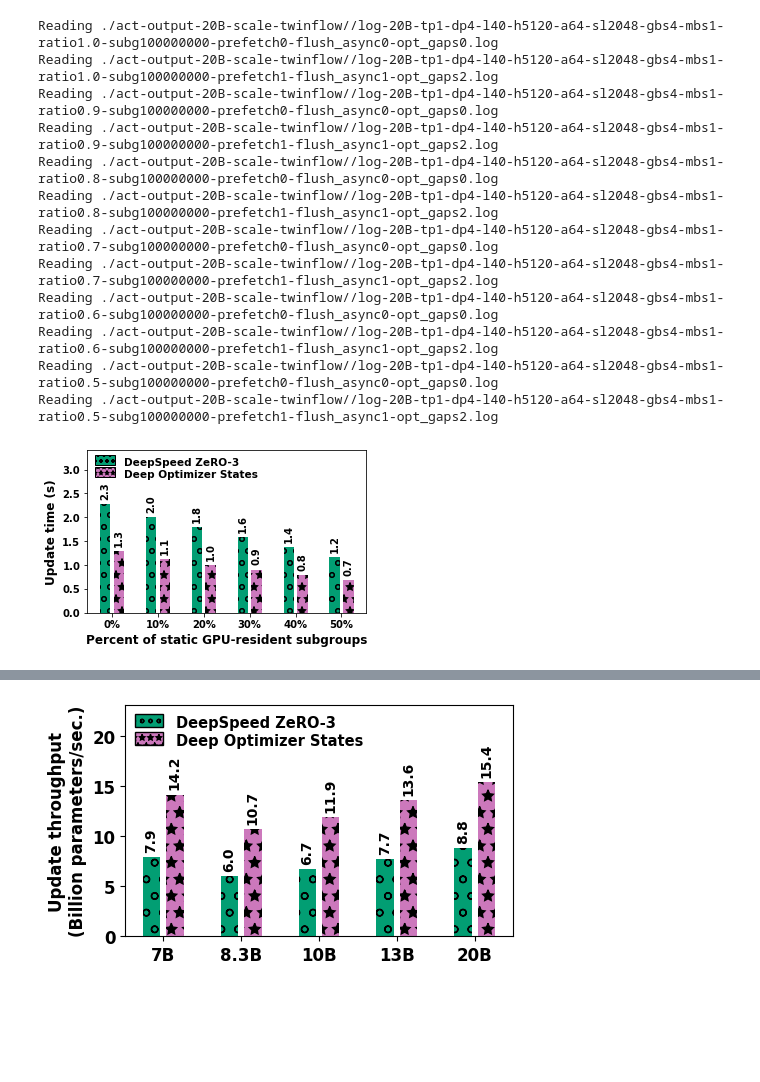
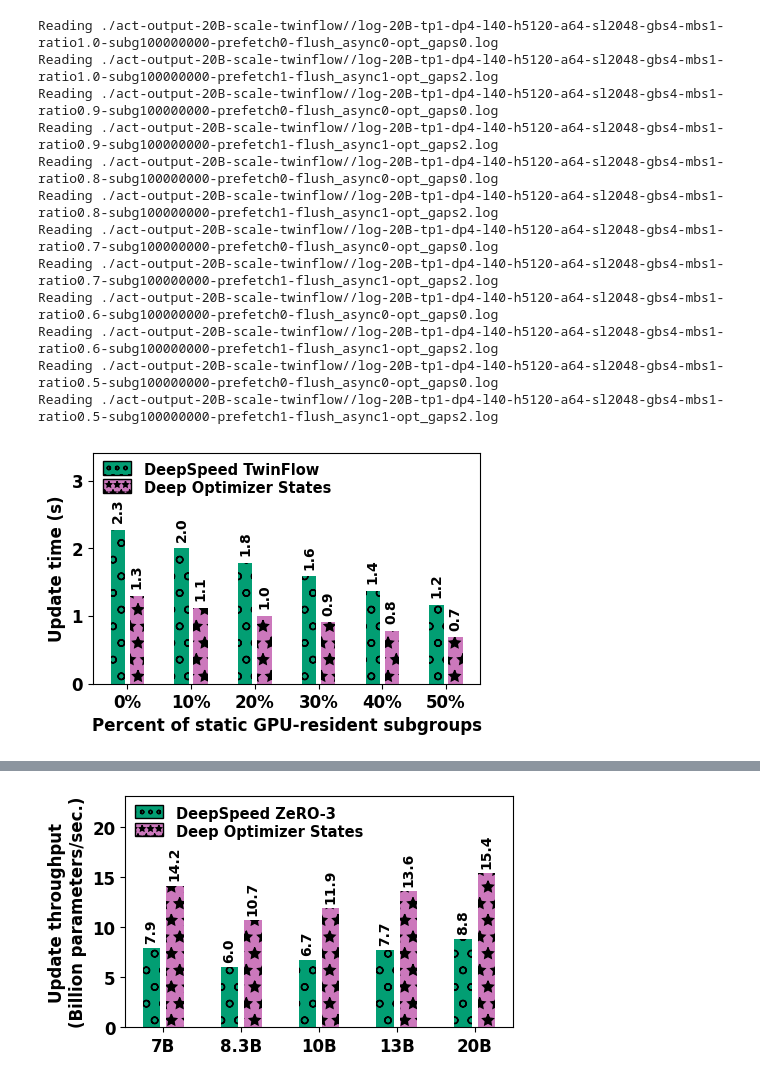
Before and after one commit to mauryaavinash95/deep-optimizer-states-results, a Jupyter notebook: avinash-plot-script.ipynb, the cells around one changed output, grey strips where cells are left out. Saved outputs shown, nothing was run; the diff lists cells and outputs as text; code cells hidden in the pictures; blank space fills up the shorter version.

```diff
--- a/avinash-plot-script.ipynb
+++ b/avinash-plot-script.ipynb
@@ -43,6 +43,7 @@ models = [
             {'n': 70, 'm': 175, 'H': 14336, 'F': 28672, 'N': 70, 'L': 112, 'U': 2048, 'S': 4, 'K': 5, 'mbs': 8, 'ckpt_size': 2754},
 ]
 DEFAULT_DEEPSPEED = "DeepSpeed ZeRO-3"
+DEFAULT_TWINFLOW = "DeepSpeed TwinFlow"
 PARTLY_OPTIMIZED = "Deep Optimizer States (only backpass)"
 FULLY_OPTIMIZED = "Deep Optimizer States"
 
@@ -142,6 +143,7 @@ def parse_log(m, c):
         data['iter_time'] = iter_times
         data['step_start'] = step_starts
         data['step_end'] = step_ends
+
     if len(data['step']) == 0:  # This means that we couldn't complete even one step due to OOM
         data = {k: None for k in df_columns}
     df = pd.DataFrame(data, columns=df_columns)
@@ -311,7 +697,7 @@ def plot_diff_twinflow_update_thru(m, config, data):
         update_thru[blabel] = [0]*len(group_labels)
         for j, glabel in enumerate(group_labels):
             if data[glabel][blabel]['step'] is not None and len(data[glabel][blabel]['step'])>0:
-                # update_thru[blabel][j] = (glabel)/(get_avg(data[glabel][blabel]['step'])/1e3)
+                #update_thru[blabel][j] = (glabel)/(get_avg(data[glabel][blabel]['step'])/1e3)
                 update_thru[blabel][j] = get_avg(data[glabel][blabel]['step'])/1e3
         label = "Default" if blabel == 0 else (str(100//blabel) + "%" + f"[k={blabel}]")
         ax.bar(xrange + offset * bar_width, update_thru[blabel], bar_width+bar_gap,
@@ -350,7 +736,7 @@ def plot_diff_twinflow_update_thru(m, config, data):
     # ax2.set_ylim(bottom=-20)
 
     handles, labels = ax.get_legend_handles_labels()
-    legends = ax.legend(handles, ["DeepSpeed ZeRO-3", "Deep Optimizer States"],
+    legends = ax.legend(handles, [DEFAULT_TWINFLOW, FULLY_OPTIMIZED],
                         ncol=1, frameon=False, fontsize=10.5, loc='upper left',
              borderpad=0.2, labelspacing=0.2, columnspacing=0.5, )
     for i, handle in enumerate(legends.legendHandles):
@@ -382,34 +768,34 @@ for tfr in [1.0, 0.9, 0.8, 0.7, 0.6, 0.5]:
         config['tp'] = 1
         config['tf_ratio'] = tfr
         config['gbs'] = config['mbs']*config['dp']
         # print("Got config as ", config)
         ans = None
         if k==0:
             config['approach'] = DEFAULT_DEEPSPEED
             ans = parse_log(m, config)
             # config['approach'] = PARTLY_OPTIMIZED
             # df_partly = parse_log(m, config)
         else:
             config['approach'] = FULLY_OPTIMIZED
             ans = parse_log(m, config)
         # print(f"Got ans {model}, {k}, {ans}")
         res[tfr][k] = ans
 
 plot_diff_twinflow_update_thru(m, config, res)
 # %% [output]
 Reading ./act-output-20B-scale-twinflow//log-20B-tp1-dp4-l40-h5120-a64-sl2048-gbs4-mbs1-ratio1.0-subg100000000-prefetch0-flush_async0-opt_gaps0.log
 Reading ./act-output-20B-scale-twinflow//log-20B-tp1-dp4-l40-h5120-a64-sl2048-gbs4-mbs1-ratio1.0-subg100000000-prefetch1-flush_async1-opt_gaps2.log
 Reading ./act-output-20B-scale-twinflow//log-20B-tp1-dp4-l40-h5120-a64-sl2048-gbs4-mbs1-ratio0.9-subg100000000-prefetch0-flush_async0-opt_gaps0.log
 Reading ./act-output-20B-scale-twinflow//log-20B-tp1-dp4-l40-h5120-a64-sl2048-gbs4-mbs1-ratio0.9-subg100000000-prefetch1-flush_async1-opt_gaps2.log
 Reading ./act-output-20B-scale-twinflow//log-20B-tp1-dp4-l40-h5120-a64-sl2048-gbs4-mbs1-ratio0.8-subg100000000-prefetch0-flush_async0-opt_gaps0.log
 Reading ./act-output-20B-scale-twinflow//log-20B-tp1-dp4-l40-h5120-a64-sl2048-gbs4-mbs1-ratio0.8-subg100000000-prefetch1-flush_async1-opt_gaps2.log
 Reading ./act-output-20B-scale-twinflow//log-20B-tp1-dp4-l40-h5120-a64-sl2048-gbs4-mbs1-ratio0.7-subg100000000-prefetch0-flush_async0-opt_gaps0.log
 Reading ./act-output-20B-scale-twinflow//log-20B-tp1-dp4-l40-h5120-a64-sl2048-gbs4-mbs1-ratio0.7-subg100000000-prefetch1-flush_async1-opt_gaps2.log
 Reading ./act-output-20B-scale-twinflow//log-20B-tp1-dp4-l40-h5120-a64-sl2048-gbs4-mbs1-ratio0.6-subg100000000-prefetch0-flush_async0-opt_gaps0.log
 Reading ./act-output-20B-scale-twinflow//log-20B-tp1-dp4-l40-h5120-a64-sl2048-gbs4-mbs1-ratio0.6-subg100000000-prefetch1-flush_async1-opt_gaps2.log
 Reading ./act-output-20B-scale-twinflow//log-20B-tp1-dp4-l40-h5120-a64-sl2048-gbs4-mbs1-ratio0.5-subg100000000-prefetch0-flush_async0-opt_gaps0.log
 Reading ./act-output-20B-scale-twinflow//log-20B-tp1-dp4-l40-h5120-a64-sl2048-gbs4-mbs1-ratio0.5-subg100000000-prefetch1-flush_async1-opt_gaps2.log
-[figure, old version]
+[figure, new version]
 # %%
 ###############################################################
 # Plot the avg GPU and PCI utilization for the 20B model
```
Also changed, not shown: parts of 4 cells of this notebook, 9 other files.
